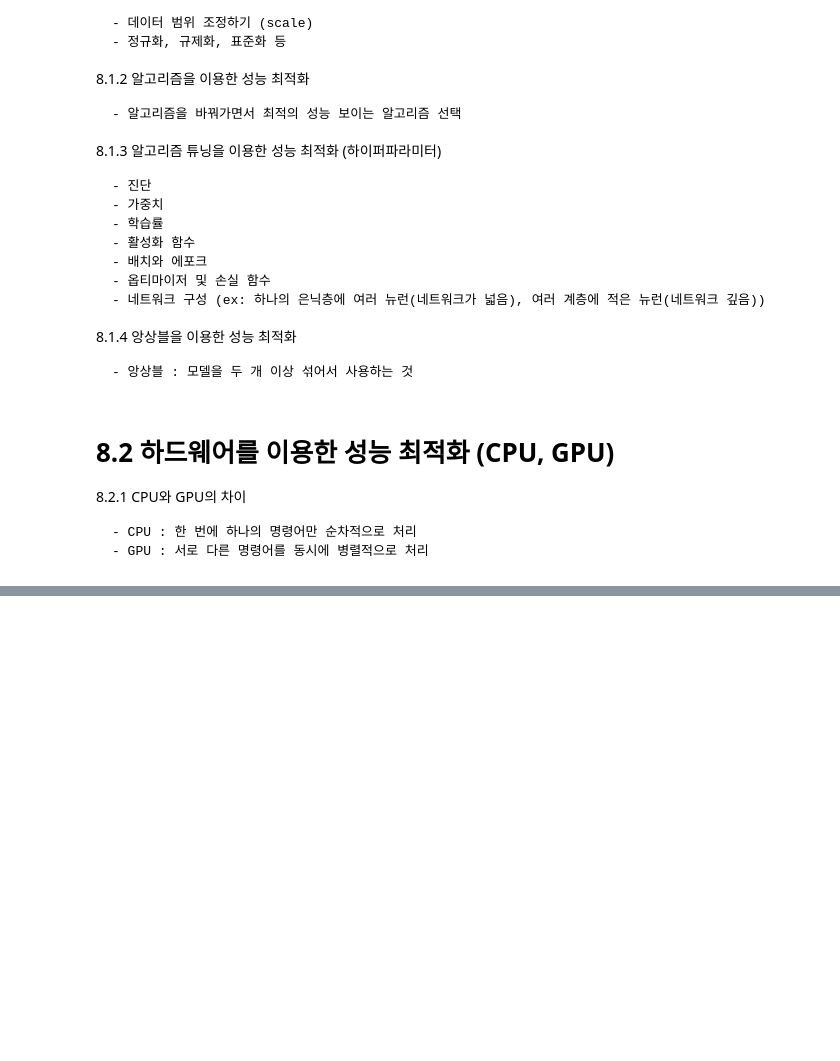
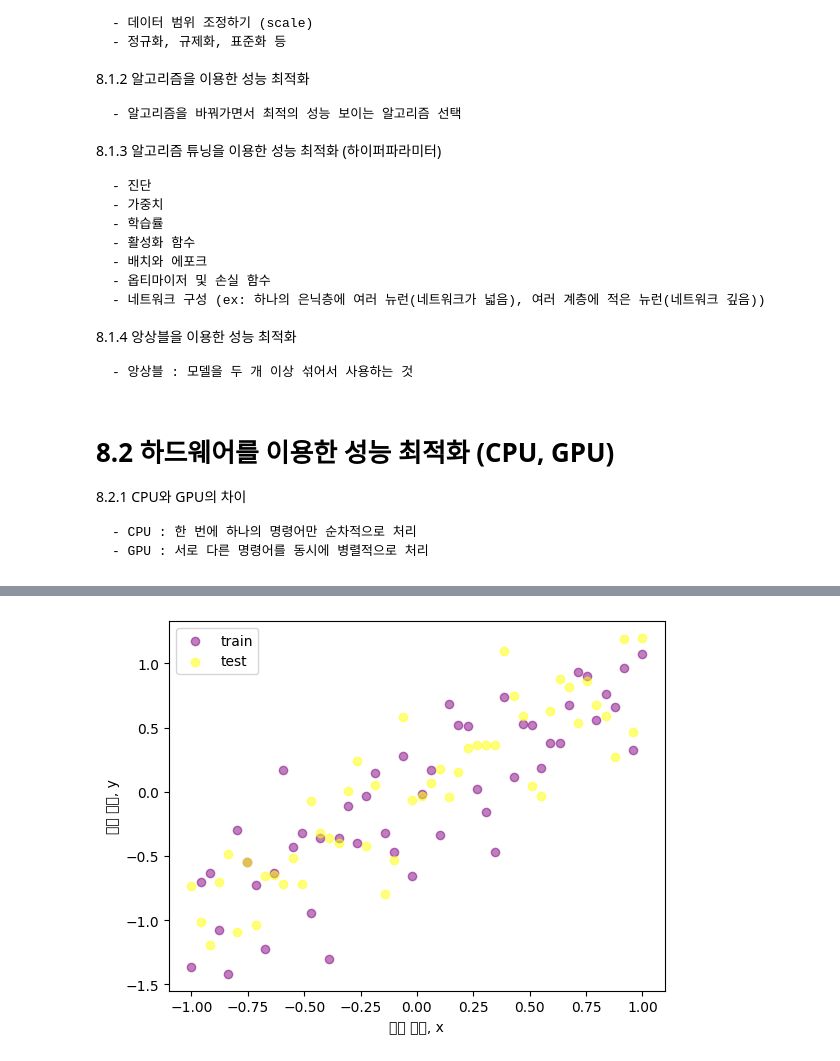
Before and after one commit to squiller1/Deeplearning_study, a Jupyter notebook: Pytorch/Pytorch_8.ipynb, the cells around one changed output, grey strips where cells are left out. Cells and saved outputs as stored; diff of their text form; code cells hidden in the pictures; blank space fills up the shorter version.

```diff
--- a/Pytorch/Pytorch_8.ipynb
+++ b/Pytorch/Pytorch_8.ipynb
@@ -67,0 +227,26 @@ print(images.shape)
+# %%
+#드롭아웃
+#데이터셋 분포 출력하기 위한 전처리
+
+N = 50
+noise = 0.3
+
+x_train = torch.unsqueeze(torch.linspace(-1, 1, N), 1)
+#torch.linspace(-1, 1, N) : -1 ~ 1의 범위에서 N개의 균등한 간격의 텐서 생성
+#torch.unsqueeze((), 1) : 해당 텐서의 첫 번째 자리에 차원 추가
+y_train = x_train + noise * torch.normal(torch.zeros(N, 1), torch.ones(N, 1))
+#torch.normal(평균, 표준편차) : 해당 정규분포로부터 무작위 표본 추출
+#torch.zeros: 0을 원소로 하는 N x 1 텐서 생성   /   torch.ones : 1을 원소로 하는 N x 1 텐서 생성
+
+x_test = torch.unsqueeze(torch.linspace(-1, 1, N), 1)
+y_test = x_test + noise * torch.normal(torch.zeros(N, 1), torch.ones(N, 1))
+# %%
+#데이터 분포를 그래프로 출력
+plt.scatter(x_train.data.numpy(), y_train.data.numpy(), c='purple', alpha=0.5, label='train')
+plt.scatter(x_test.data.numpy(), y_test.data.numpy(), c='yellow', alpha=0.5, label='test')
+plt.xlabel('독립 변수, x')
+plt.ylabel('종속 변수, y')
+plt.legend()
+plt.show()
+# %% [output]
+[figure, added]
```
Also changed, not shown: parts of 24 cells of this notebook.
